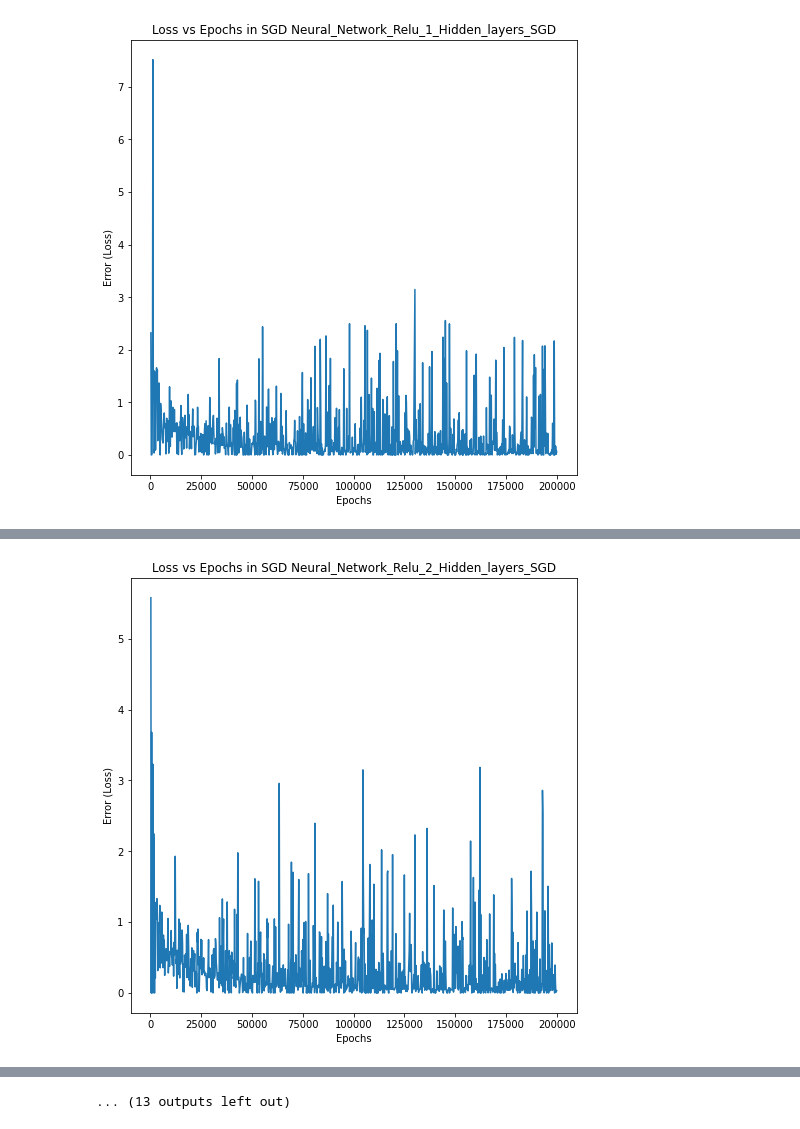
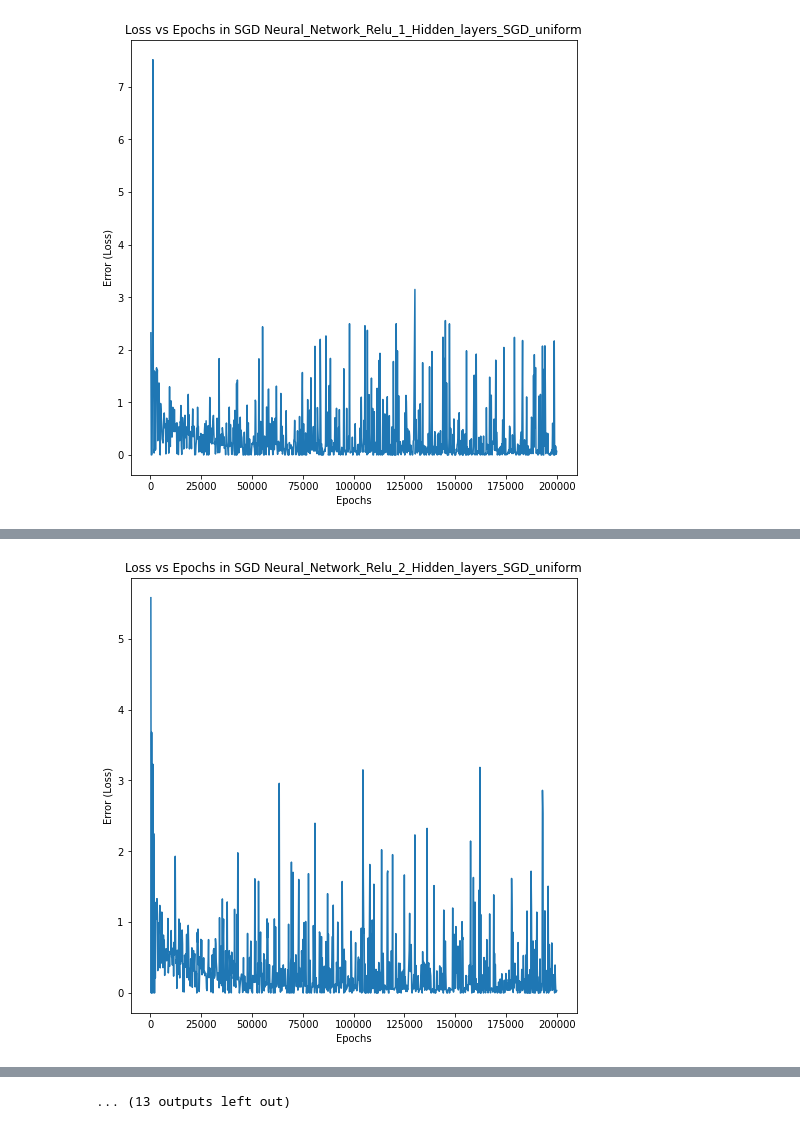
Before and after one commit to ameya-salankar/ml-asg, a Jupyter notebook: Assignment2/NN/Neural Network.ipynb, the cells around one changed output, grey strips where cells are left out. Saved outputs shown, nothing was run; the diff lists cells and outputs as text; code cells hidden in the pictures.

```diff
--- a/Assignment2/NN/Neural Network.ipynb
+++ b/Assignment2/NN/Neural Network.ipynb
@@ -123,12 +123,13 @@ class NN:
         Class to implement the model
     """
 
-    def __init__(self, name):
+    def __init__(self, name, init='uniform'):
         self.W = []
         self.B = []
         self.layers = []
         self.nLayers = 0
         self.name = name
+        self.init = init
 
     def add(self, layer):
         """
@@ -139,8 +140,12 @@ class NN:
         if self.nLayers > 1:
             n = self.layers[-1].units
             m = self.layers[-2].units
-            self.W.append(np.random.random((m, n)))
-            self.B.append(np.random.random(n))
+            if self.init == 'uniform':
+                self.W.append(np.random.random((m, n)))
+                self.B.append(np.random.random(n))
+            elif self.init == 'gaussian':
+                self.W.append(np.random.randn(m, n))
+                self.B.append(np.random.randn(n))
 
     def forward(self, X):
         """
@@ -256,7 +261,7 @@ class NN:
         print("===========================================")
 
     def __str__(self):
-        return "Neural_Network_{}_{}_Hidden_layers_{}".format(self.name, str(self.nLayers-2), self.optim)
+        return "Neural_Network_{}_{}_Hidden_layers_{}_{}".format(self.name, str(self.nLayers-2), self.optim, self.init)
 # %%
 ### Utility Functions to plot the data, calculate accuracy and split the dataset
 
@@ -324,33 +329,47 @@ X_train, Y_train, x_test, y_test = train_test_split(df, split_ratio=0.8, standar
 activation=['relu', 'leaky_relu']
 optim = ['SGD', 'VGD']
 layer_inputs = [[7], [7, 4], [7, 4, 3]]
+init = ['uniform']
 
-for act in activation:
-    for opt in optim:
-        for layer in layer_inputs:
-            model = NN(act.capitalize())
-            model.add(Layers(10, act))
-            for i in range(len(layer)):
-                model.add(Layers(layer[i], act))
-            model.add(Layers(1, 'sigmoid'))
-            if opt == 'SGD':
-                epochs = 200000
-            else:
-                epochs = 500
-            model.finish(loss='binary_crossentropy', epochs=epochs, optim=opt)
+with open("./results.txt", "w+") as f:
+    for inita in init:
+        for act in activation:
+            for opt in optim:
+                for layer in layer_inputs:
+                    model = NN(act.capitalize(), inita)
+                    model.add(Layers(10, act))
+                    for i in range(len(layer)):
+                        model.add(Layers(layer[i], act))
+                    model.add(Layers(1, 'sigmoid'))
+                    if opt == 'SGD':
+                        epochs = 200000
+                    else:
+                        epochs = 500
+                    model.finish(loss='binary_crossentropy', epochs=epochs, optim=opt)
 
-            print("*********  {} **********".format(str(model)))
+                    print("*********  {} **********".format(str(model)))
+                    f.write("*********  {} **********\n".format(str(model)))
 
-            err2, ep2 = model.train(X_train, Y_train)
-            plot(err2, ep2, model)
+                    err2, ep2 = model.train(X_train, Y_train)
+                    plot(err2, ep2, model)
 
-            print("========== Train Statistics ===============")
-            acc, fscore = accuracy(model.predict(X_train), Y_train)
-            print("Accuracy: ", acc, " F-Score: ", fscore)
-            print("===========================================")
+                    print("========== Train Statistics ===============")
+                    acc, fscore = accuracy(model.predict(X_train), Y_train)
+                    print("Accuracy: ", acc, " F-Score: ", fscore)
+                    print("===========================================")
 
-            print("========== Test Statistics ===============")
-            acc, fscore = accuracy(model.predict(x_test), y_test)
-            print("Accuracy: ", acc, " F-Score: ", fscore)
-            print("===========================================\n\n")
+                    f.write("========== Train Statistics ===============\n")
+                    f.write("Accuracy:{} F-Score: {}\n".format(acc, fscore))
+                    f.write("===========================================\n")
+
+
+                    print("========== Test Statistics ===============")
+                    acc, fscore = accuracy(model.predict(x_test), y_test)
+                    print("Accuracy: ", acc, " F-Score: ", fscore)
+                    print("===========================================\n\n")
+
+
+                    f.write("========== Test Statistics ===============\n")
+                    f.write("Accuracy:{} F-Score: {}\n".format(acc, fscore))
+                    f.write("===========================================\n\n")
 # %% [output]
@@ -358,4 +377,4 @@ for act in activation:
-[figure, old version]
+[figure, new version]
 ========== Train Statistics ===============
 Accuracy:  88.4417808219178  F-Score:  88.47139197267292
 ===========================================
@@ -366,4 +387,4 @@ Accuracy:  86.98630136986301  F-Score:  86.98630136986301
-[figure, old version]
+[figure, new version]
 ========== Train Statistics ===============
 Accuracy:  88.86986301369863  F-Score:  88.8316151202749
 ===========================================
```
Also changed, not shown: parts of 1 cell of this notebook, 40 other files.
